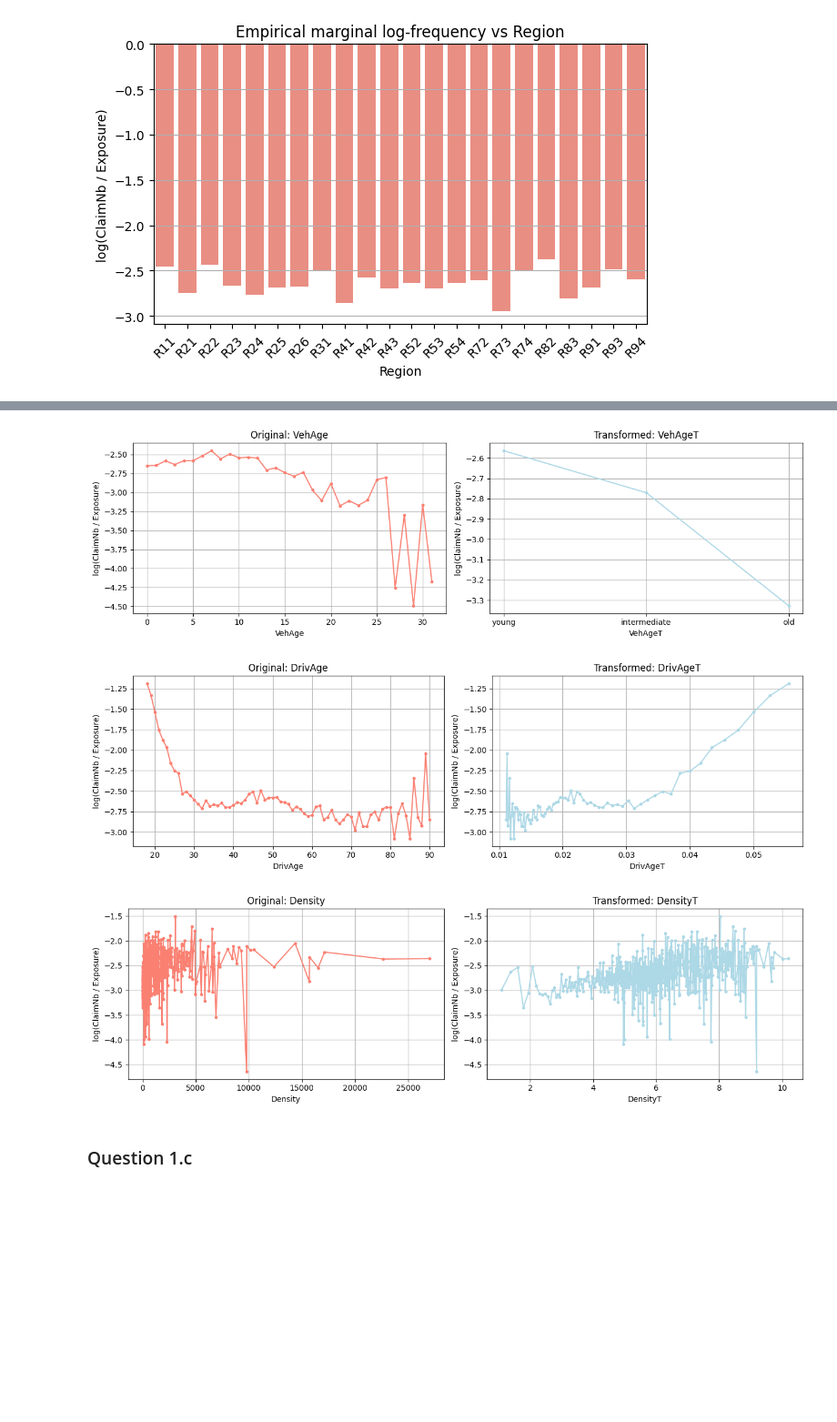
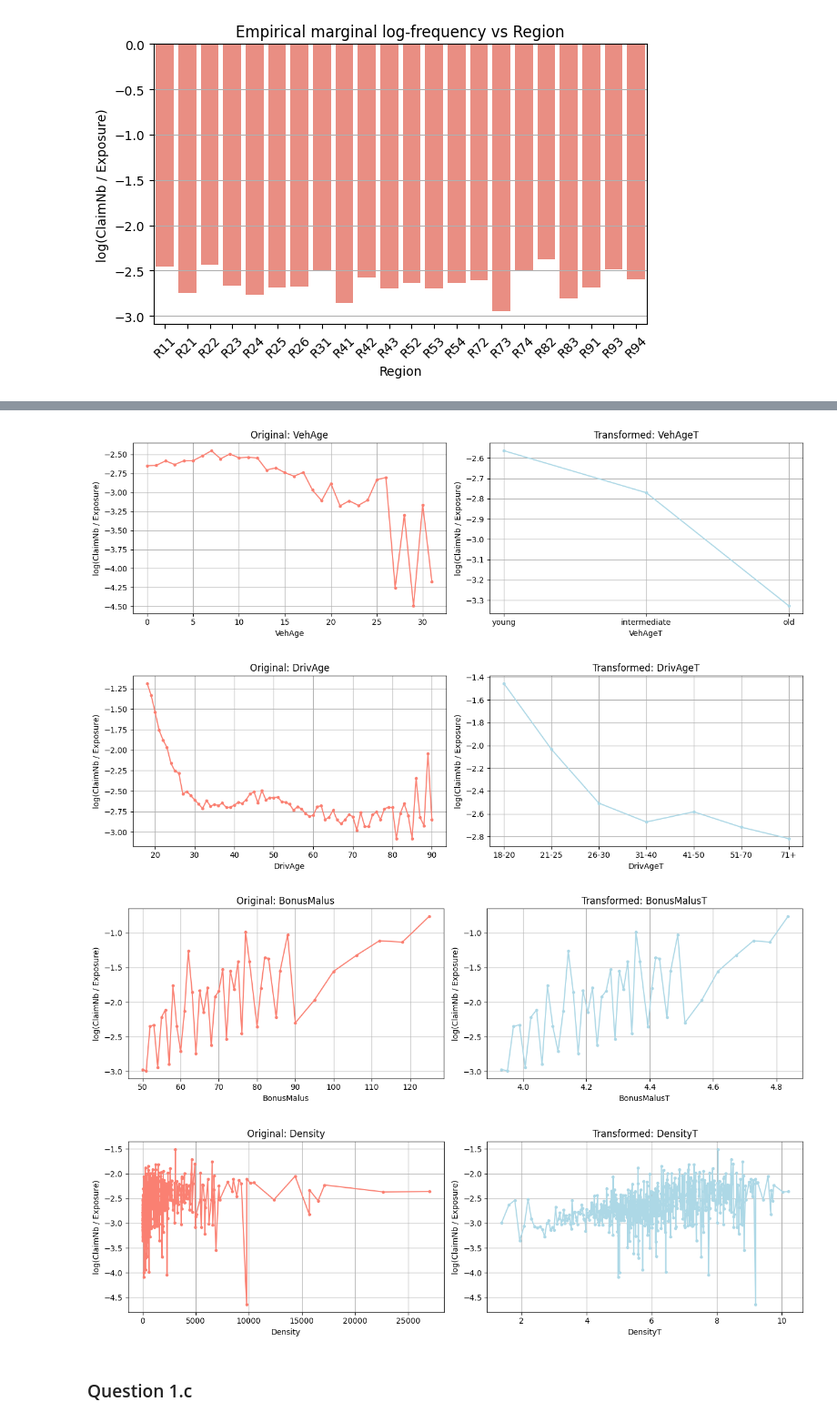
Before and after one commit to njohnson433/Machine-Learning-in-Finance-Insurance-HS25, a Jupyter notebook: project_4/template4.ipynb, the cells around one changed output, grey strips where cells are left out. Shown at 91% size. Saved outputs shown, nothing was run; the diff lists cells and outputs as text; code cells hidden in the pictures; blank space fills up the shorter version.

Commit message:
corrected exposure weighting and transformations

```diff
--- a/project_4/template4.ipynb
+++ b/project_4/template4.ipynb
@@ -50,13 +50,7 @@ features = ["VehPower", "VehAge", "DrivAge", "BonusMalus", "VehBrand", "VehGas",
 target = "ClaimNb"
 exposure = "Exposure"
 
-# footnote 2:   Before training, remember to standardize all continuous and discrete features
-#               and transform all categorical features using one-hot encoding.
-preprocessor = ColumnTransformer(
-    transformers=[
-        ("num", StandardScaler(), numeric_features),
-        ("cat", OneHotEncoder(), categorical_features)
-    ])
+data["Frequency"] = data[target] / data[exposure]
 # %% [output]
    VehPower  VehAge  DrivAge  BonusMalus VehBrand   VehGas  Density Region  \
 0       4.0     9.0     23.0       100.0       B6  Regular   7887.0    R31
@@ -186,20 +187,24 @@ print("     for intermediate ages (13-24) it decreases but very old vehicles (>2
 print("     This piecewise behavior violates the log-linear assumption of the Poisson GLM.")
 print("   - Transformation: Categorize into 'young', 'intermediate', 'old'.\n")
 
-bins = [0, 12, 24, 100]
-labels = ["young", "intermediate", "old"]
-data["VehAgeT"] = pd.cut(data["VehAge"], bins=bins, labels=labels)
+veh_bins = [0, 12, 24, 100]
+veh_labels = ["young", "intermediate", "old"]
+data["VehAgeT"] = pd.cut(data["VehAge"], bins=veh_bins, labels=veh_labels)
 
 
 print("DrivAge:")
 print("   - Plot observation: High claim frequency for young drivers, followed by sharp decrease, then almost plateau for older drivers.")
-print("   - Transformation: Apply inverse (1/DrivAge) to improve linearity.\n")
+print("   - Transformation: Categorize into age groups again.\n")
 
-data["DrivAgeT"] = 1/data["DrivAge"]
+
+driv_bins = [18, 20, 25, 30, 40, 50, 70, 101]
+driv_labels = ["18-20","21-25","26-30","31-40","41-50","51-70","71+"]
+data["DrivAgeT"] = pd.cut(data["DrivAge"], bins=driv_bins, labels=driv_labels)
 
 print("BonusMalus:")
-print("   - Plot observation: Varies approximately linearly (though a little noisy).")
-print("   - Transformation: None\n")
+print("   - Plot observation: Varies approximately linearly (though a little noisy) but is skewed.")
+print("   - Transformation: Apply logarithm.\n")
+data["BonusMalusT"] = np.log1p(data["BonusMalus"])
 
 
 
@@ -207,7 +212,7 @@ print("Density:")
 print("   - Plot observation: Noisy and highly skewed, clear non-linear relationship.")
 print("   - Transformation: Apply logarithm.\n")
 
-data["DensityT"] = np.log(data["Density"])
+data["DensityT"] = np.log1p(data["Density"])
 
 print("VehBrand:")
 print("   - Plot observation: Discrete risk levels, no natural ordering between brands.")
@@ -226,6 +231,7 @@ print("   - Transformation: None\n")
 feature_pairs = [
     ("VehAge", "VehAgeT"),
     ("DrivAge", "DrivAgeT"),
+    ("BonusMalus", "BonusMalusT"),
     ("Density", "DensityT")
 ]
 
@@ -244,35 +250,36 @@ for original, transformed in feature_pairs:
     # Transformed feature
     log_freq_trans = empirical_log_frequency(data, transformed, target, exposure)
     log_freq_trans = log_freq_trans.sort_index()
     axes[1].plot(log_freq_trans.index, log_freq_trans["log_frequency"], marker=".", linestyle="-", color="lightblue")
     axes[1].set_title(f"Transformed: {transformed}")
     axes[1].set_xlabel(transformed)
     axes[1].set_ylabel("log(ClaimNb / Exposure)")
     axes[1].grid(True)
 
     plt.tight_layout()
     plt.show()
 # %% [output]
 VehPower:
    - Plot observation: Empirical log-frequency increases roughly linearly with vehicle power.
    - Transformation: None
 
 VehAge:
    - Plot observation: No global linear trend; for young vehicles (0-12y) it's nearly flat;
      for intermediate ages (13-24) it decreases but very old vehicles (>26) show unstable estimates.
      This piecewise behavior violates the log-linear assumption of the Poisson GLM.
    - Transformation: Categorize into 'young', 'intermediate', 'old'.
 
 DrivAge:
    - Plot observation: High claim frequency for young drivers, followed by sharp decrease, then almost plateau for older drivers.
 ... (17 lines left out)
 
 Region:
    - Plot observation: Categorical feature representing driver's region.
    - Transformation: None
 [figure]
-[figure, old version]
+[figure, new version]
-[figure, old version]
+[figure, new version]
+[figure, added]
 # %% [markdown]
 ### Question 1.c
 # %%
```
Also changed, not shown: parts of 8 cells of this notebook.
